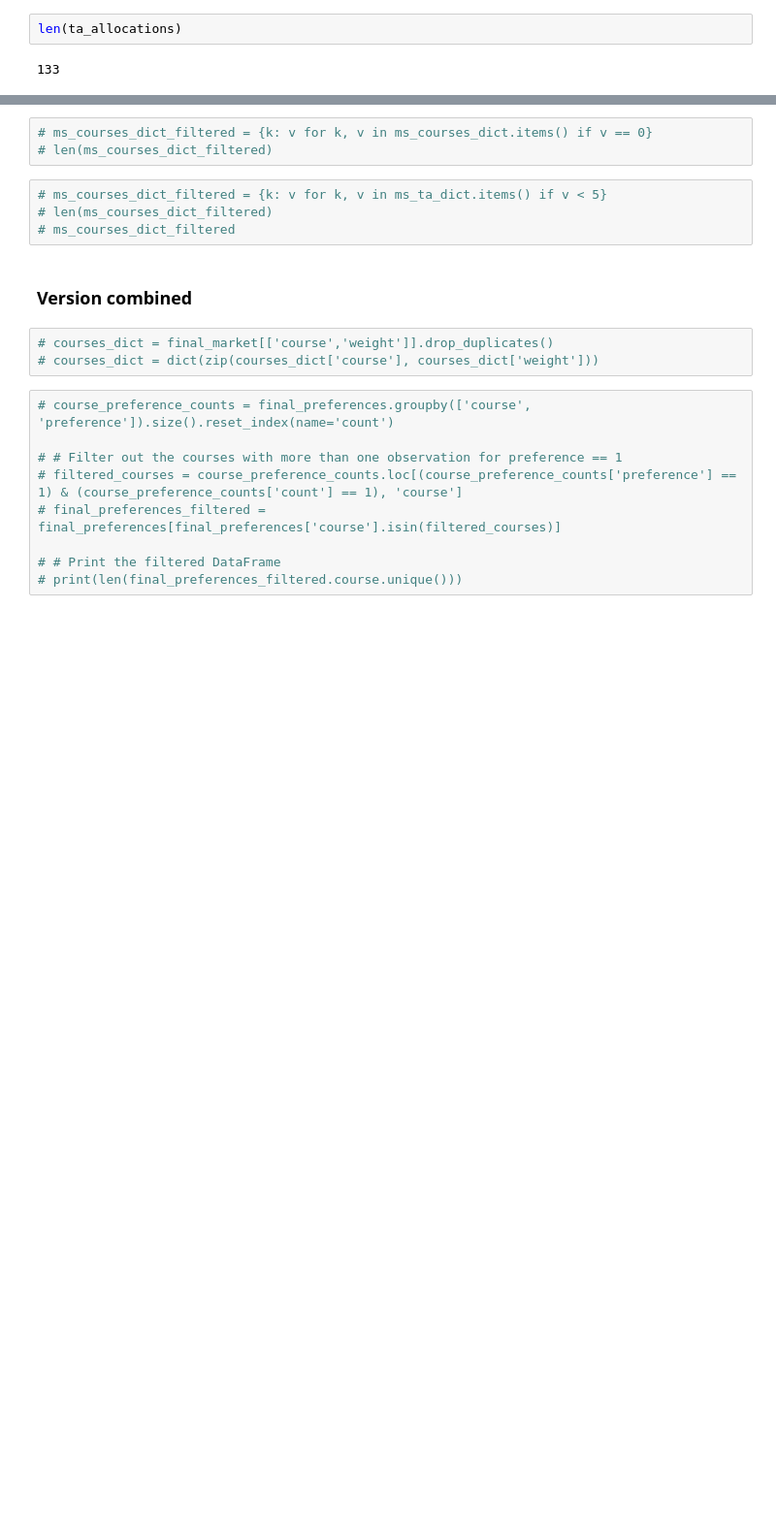
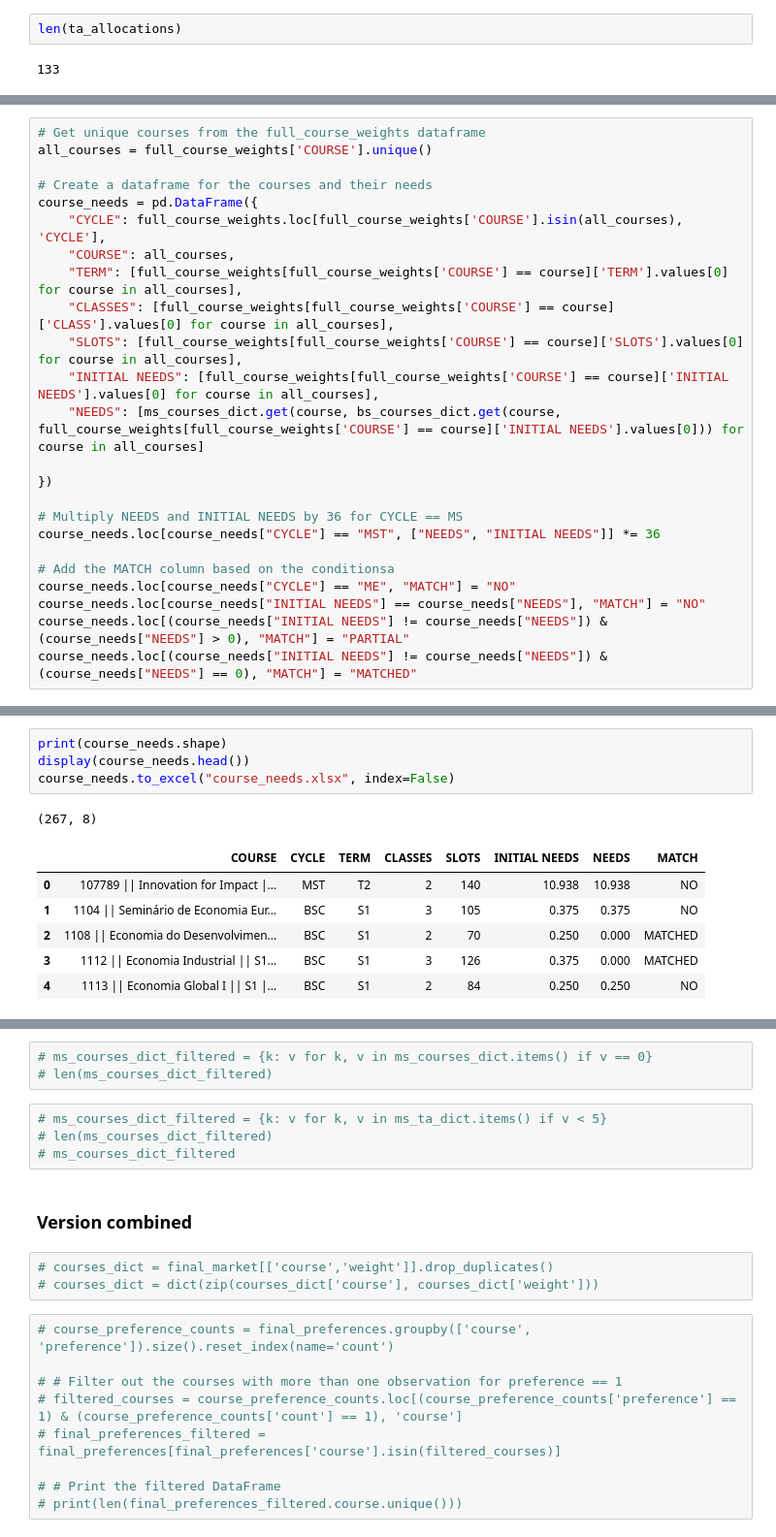
Before and after one commit to bforbesc/ta-allocation-app, a Jupyter notebook: ta_allocation_notebook.ipynb, the cells around one changed output, grey strips where cells are left out. Shown: that part at 97% size. Cells and saved outputs as stored; diff of their text form; blank space fills up the shorter version.

Commit message:
Finished allocation outputs for excel

```diff
--- a/ta_allocation_notebook.ipynb
+++ b/ta_allocation_notebook.ipynb
@@ -1028,0 +1043,24 @@ bs_courses_dict
+# %%
+# Get unique courses from the full_course_weights dataframe
+all_courses = full_course_weights['COURSE'].unique()
+
+# Create a dataframe for the courses and their needs
+course_needs = pd.DataFrame({
+    "CYCLE": full_course_weights.loc[full_course_weights['COURSE'].isin(all_courses), 'CYCLE'],
+    "COURSE": all_courses,
+    "TERM": [full_course_weights[full_course_weights['COURSE'] == course]['TERM'].values[0] for course in all_courses],
+    "CLASSES": [full_course_weights[full_course_weights['COURSE'] == course]['CLASS'].values[0] for course in all_courses],
+    "SLOTS": [full_course_weights[full_course_weights['COURSE'] == course]['SLOTS'].values[0] for course in all_courses],
+    "INITIAL NEEDS": [full_course_weights[full_course_weights['COURSE'] == course]['INITIAL NEEDS'].values[0] for course in all_courses],
+    "NEEDS": [ms_courses_dict.get(course, bs_courses_dict.get(course, full_course_weights[full_course_weights['COURSE'] == course]['INITIAL NEEDS'].values[0])) for course in all_courses]
+
+})
+
+# Multiply NEEDS and INITIAL NEEDS by 36 for CYCLE == MS
+course_needs.loc[course_needs["CYCLE"] == "MST", ["NEEDS", "INITIAL NEEDS"]] *= 36
+
+# Add the MATCH column based on the conditionsa
+course_needs.loc[course_needs["CYCLE"] == "ME", "MATCH"] = "NO"
+course_needs.loc[course_needs["INITIAL NEEDS"] == course_needs["NEEDS"], "MATCH"] = "NO"
+course_needs.loc[(course_needs["INITIAL NEEDS"] != course_needs["NEEDS"]) & (course_needs["NEEDS"] > 0), "MATCH"] = "PARTIAL"
+course_needs.loc[(course_needs["INITIAL NEEDS"] != course_needs["NEEDS"]) & (course_needs["NEEDS"] == 0), "MATCH"] = "MATCHED"
@@ -1028,0 +1078,12 @@ bs_courses_dict
+# %%
+print(course_needs.shape)
+display(course_needs.head())
+course_needs.to_excel("course_needs.xlsx", index=False)
+# %% [output]
+(267, 8)
+|  | COURSE | CYCLE | TERM | CLASSES | SLOTS | INITIAL NEEDS | NEEDS | MATCH |
+| 0 | 107789 || Innovation for Impact |... | MST | T2 | 2 | 140 | 10.938 | 10.938 | NO |
+| 1 | 1104 || Seminário de Economia Eur... | BSC | S1 | 3 | 105 | 0.375 | 0.375 | NO |
+| 2 | 1108 || Economia do Desenvolvimen... | BSC | S1 | 2 | 70 | 0.250 | 0.000 | MATCHED |
+| 3 | 1112 || Economia Industrial || S1... | BSC | S1 | 3 | 126 | 0.375 | 0.000 | MATCHED |
+| 4 | 1113 || Economia Global I || S1 |... | BSC | S1 | 2 | 84 | 0.250 | 0.250 | NO |
```
Also changed, not shown: parts of 22 cells of this notebook.
